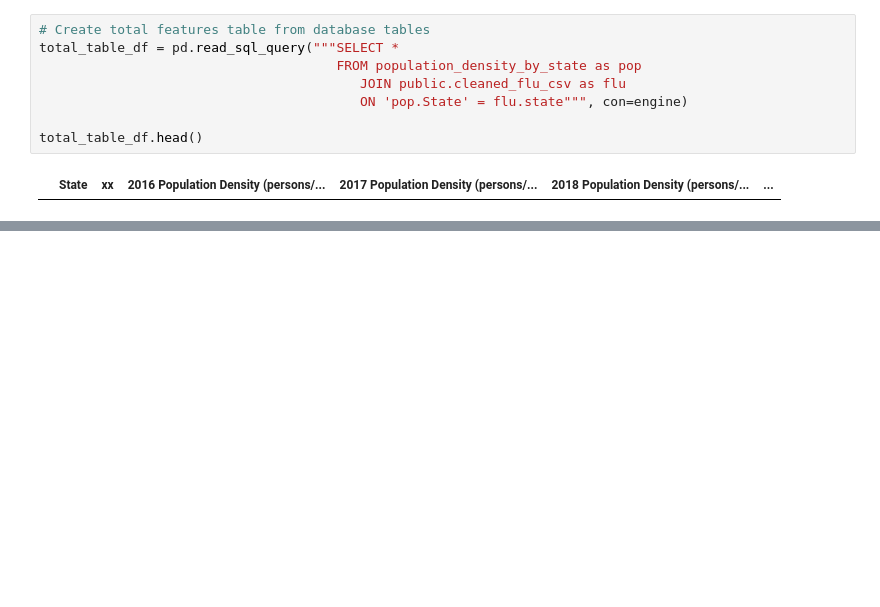
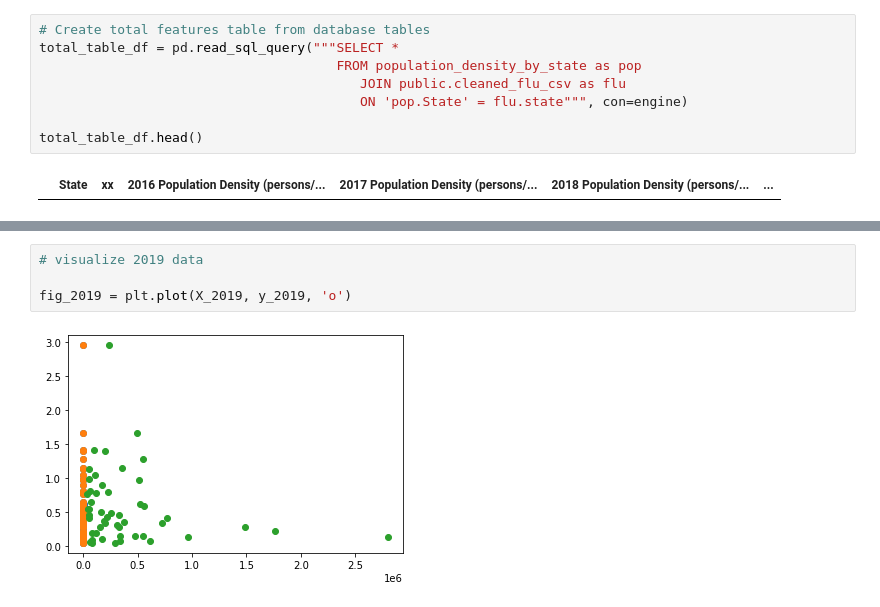
Before and after one commit to lindsera1/GoingViral, a Jupyter notebook: multi_linear_regression.ipynb, the cells around one changed output, grey strips where cells are left out. Cells and saved outputs as stored; diff of their text form; blank space fills up the shorter version.

```diff
--- a/multi_linear_regression.ipynb
+++ b/multi_linear_regression.ipynb
@@ -98,0 +170,6 @@ flu_factors_df.head()
+# %%
+# visualize 2019 data
+
+fig_2019 = plt.plot(X_2019, y_2019, 'o')
+# %% [output]
+[figure, added]
```
Also changed, not shown: parts of 27 cells of this notebook, 1 other file.
